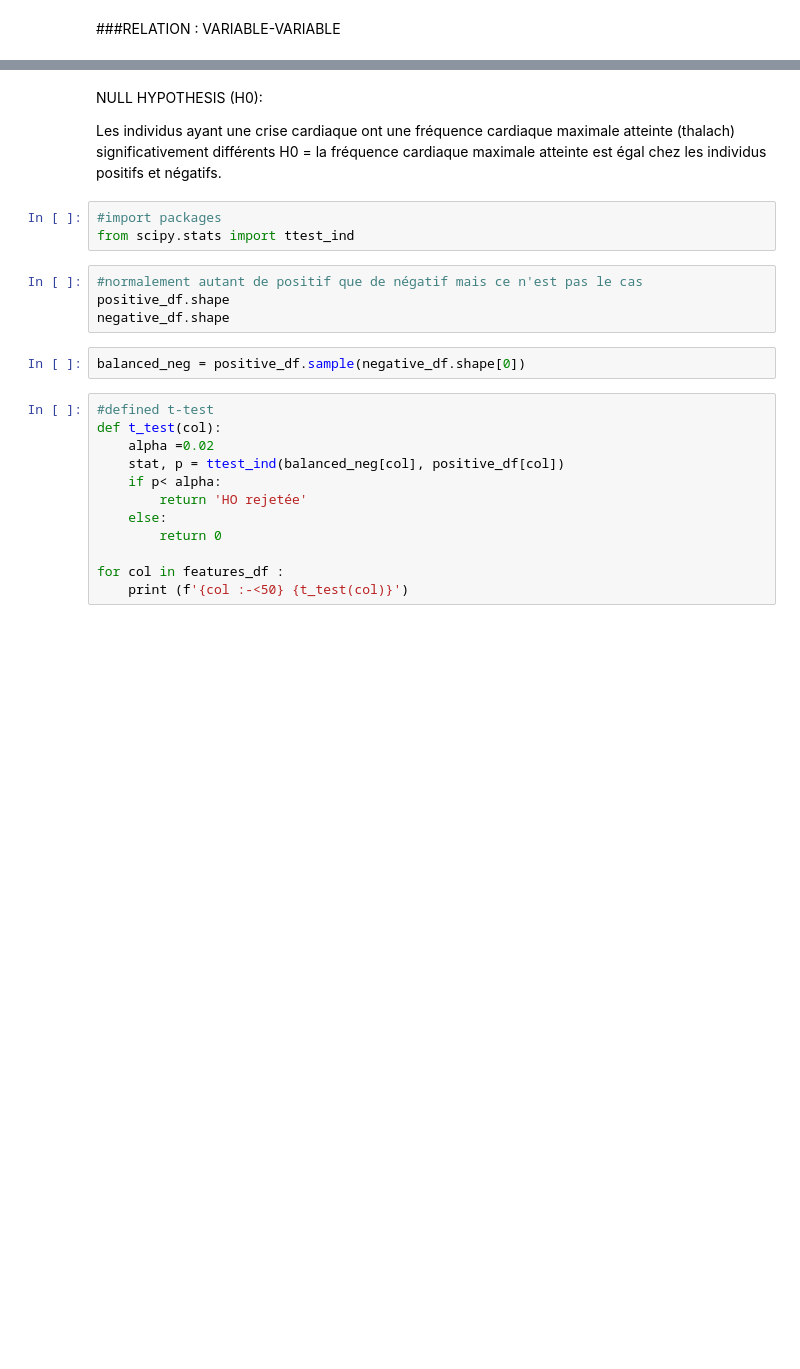
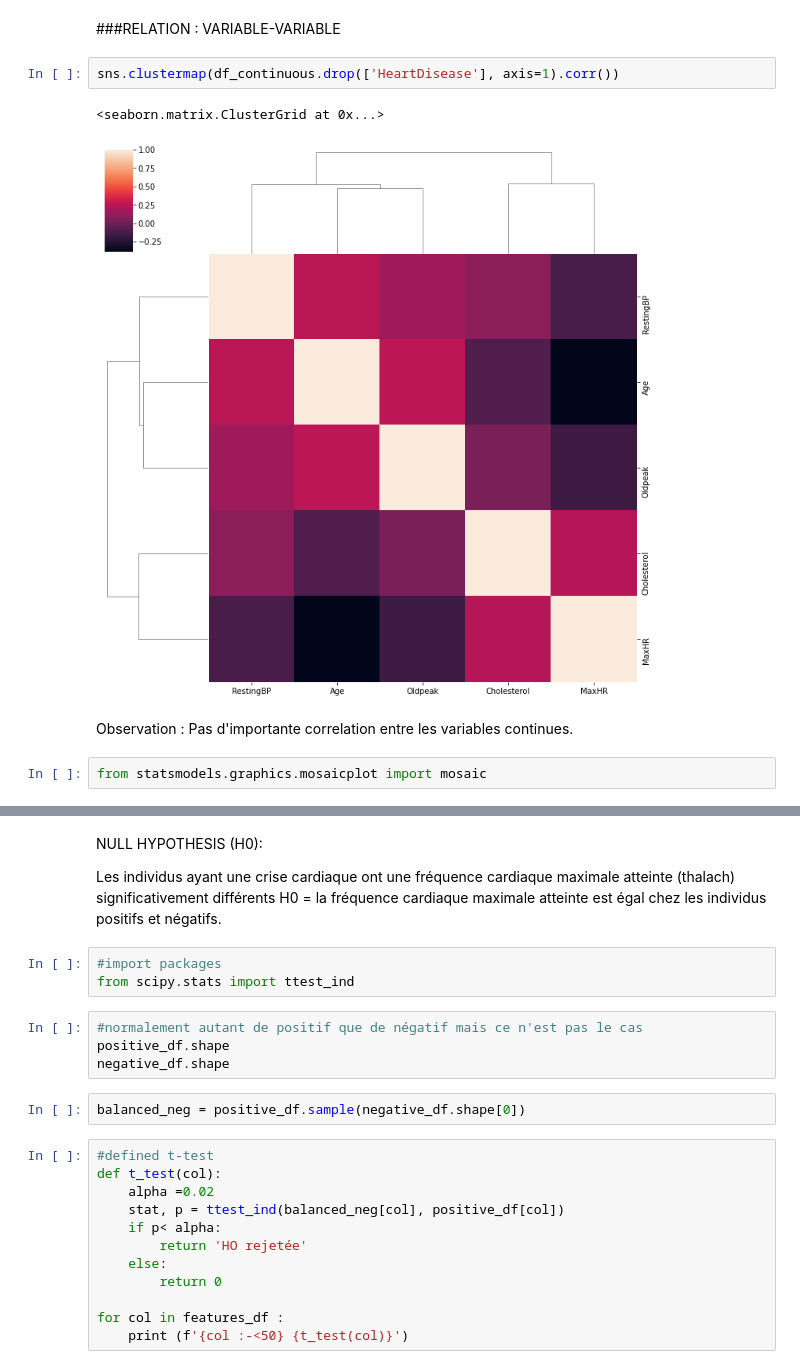
Before and after one commit to mmassonn/heart_attack_prediction, a Jupyter notebook: heart_attack_prediction.ipynb, the cells around one changed output, grey strips where cells are left out. Saved outputs shown, nothing was run; the diff lists cells and outputs as text; blank space fills up the shorter version.

```diff
--- a/heart_attack_prediction.ipynb
+++ b/heart_attack_prediction.ipynb
@@ -191,2 +246,11 @@ for col in features_df:
 # %% [markdown]
 ###RELATION : VARIABLE-VARIABLE
+# %%
+sns.clustermap(df_continuous.drop(['HeartDisease'], axis=1).corr())
+# %% [output]
+<seaborn.matrix.ClusterGrid at 0x...>
+[figure, added]
+# %% [markdown]
+Observation : Pas d'importante correlation entre les variables continues.
+# %%
+from statsmodels.graphics.mosaicplot import mosaic
```
Also changed, not shown: parts of 41 cells of this notebook.
